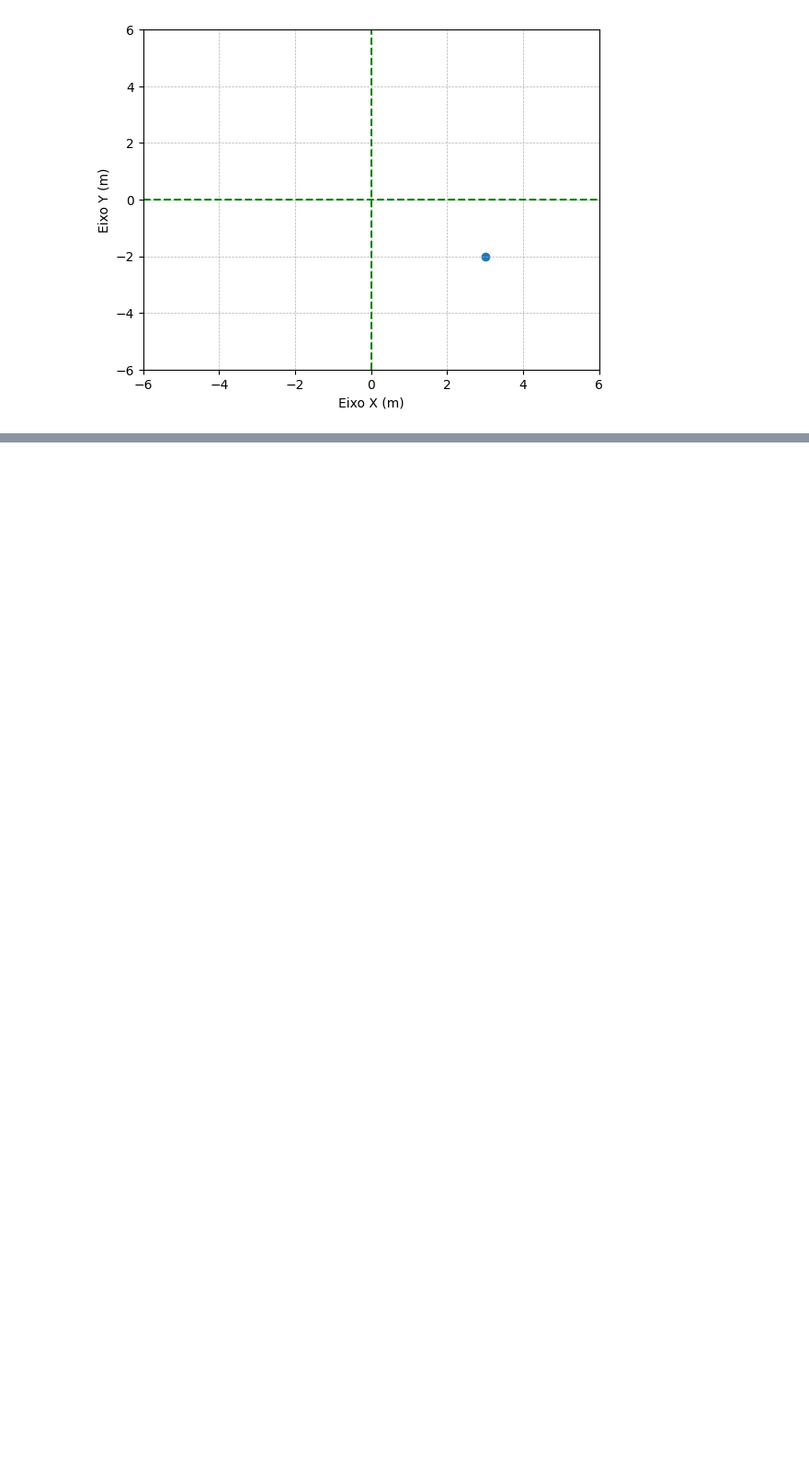
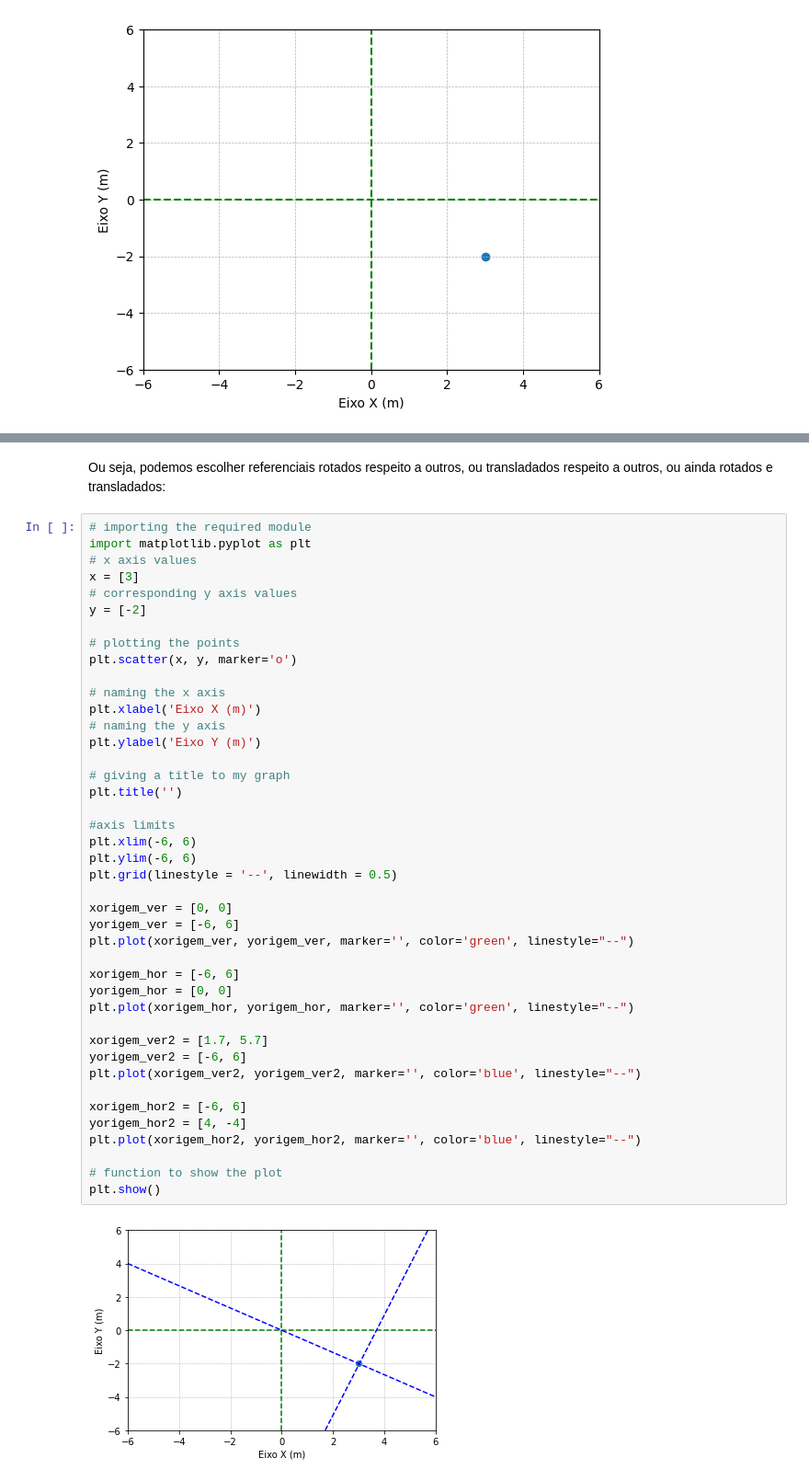
Before and after one commit to BorjaRuizReverter/LivroFisicaGeral, a Jupyter notebook: Tema4.ipynb, the cells around one changed output, grey strips where cells are left out. Shown at 92% size. Drawn from its saved outputs; the diff is of its cells as text; blank space fills up the shorter version.

```diff
--- a/Tema4.ipynb
+++ b/Tema4.ipynb
@@ -79,0 +124,46 @@ De fato, já que o ponto ($x$,$y$)=(3,-2) está referenciado a dois eixos, sempr
+# %% [markdown]
+Ou seja, podemos escolher referenciais rotados respeito a outros, ou transladados respeito a outros, ou ainda rotados e transladados:
+# %%
+# importing the required module
+import matplotlib.pyplot as plt
+# x axis values
+x = [3]
+# corresponding y axis values
+y = [-2]
+
+# plotting the points
+plt.scatter(x, y, marker='o')
+
+# naming the x axis
+plt.xlabel('Eixo X (m)')
+# naming the y axis
+plt.ylabel('Eixo Y (m)')
+
+# giving a title to my graph
+plt.title('')
+
+#axis limits
+plt.xlim(-6, 6)
+plt.ylim(-6, 6)
+plt.grid(linestyle = '--', linewidth = 0.5)
+
+xorigem_ver = [0, 0]
+yorigem_ver = [-6, 6]
+plt.plot(xorigem_ver, yorigem_ver, marker='', color='green', linestyle="--")
+
+xorigem_hor = [-6, 6]
+yorigem_hor = [0, 0]
+plt.plot(xorigem_hor, yorigem_hor, marker='', color='green', linestyle="--")
+
+xorigem_ver2 = [1.7, 5.7]
+yorigem_ver2 = [-6, 6]
+plt.plot(xorigem_ver2, yorigem_ver2, marker='', color='blue', linestyle="--")
+
+xorigem_hor2 = [-6, 6]
+yorigem_hor2 = [4, -4]
+plt.plot(xorigem_hor2, yorigem_hor2, marker='', color='blue', linestyle="--")
+
+# function to show the plot
+plt.show()
+# %% [output]
+[figure, added]
```
Also changed, not shown: parts of 3 cells of this notebook.
